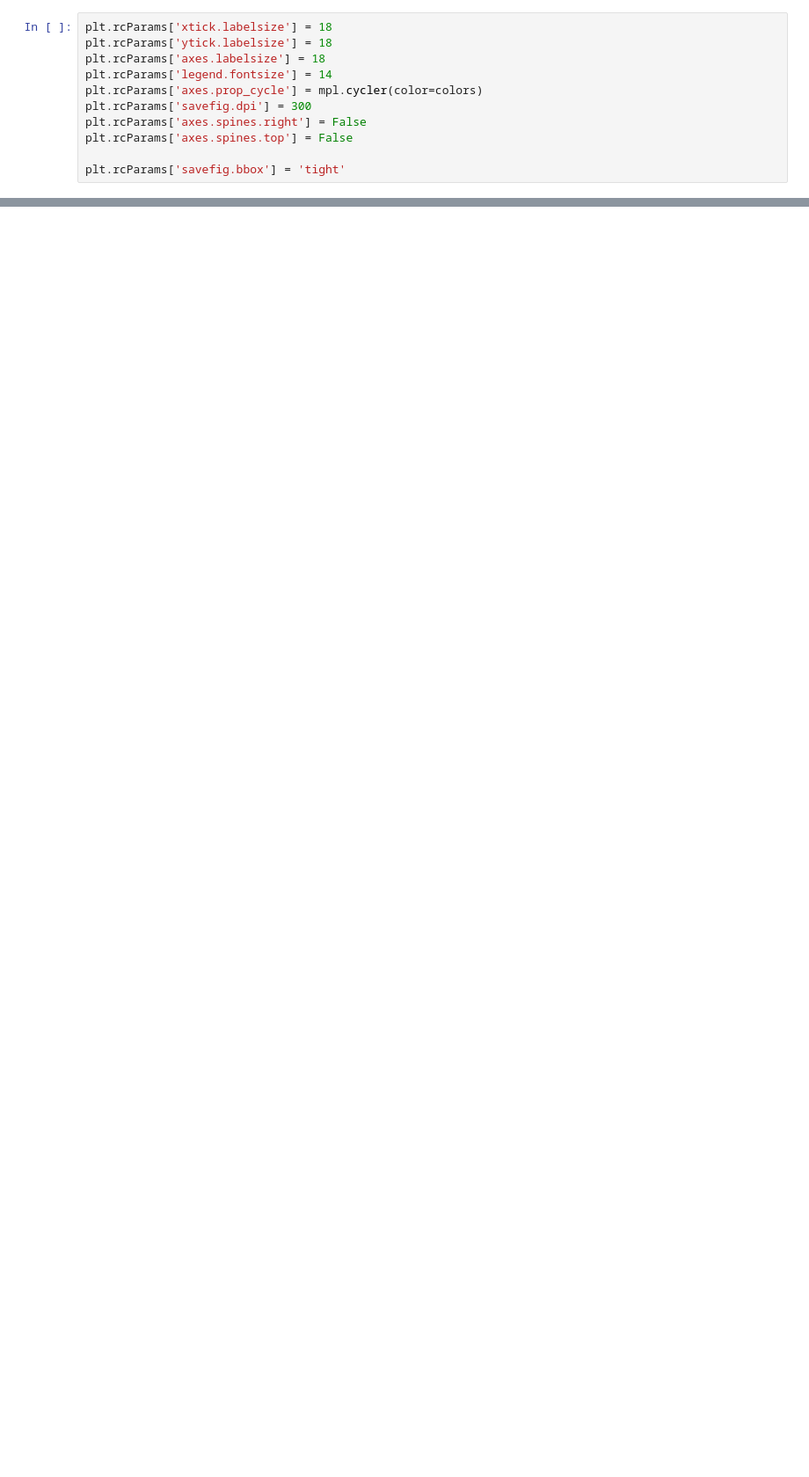
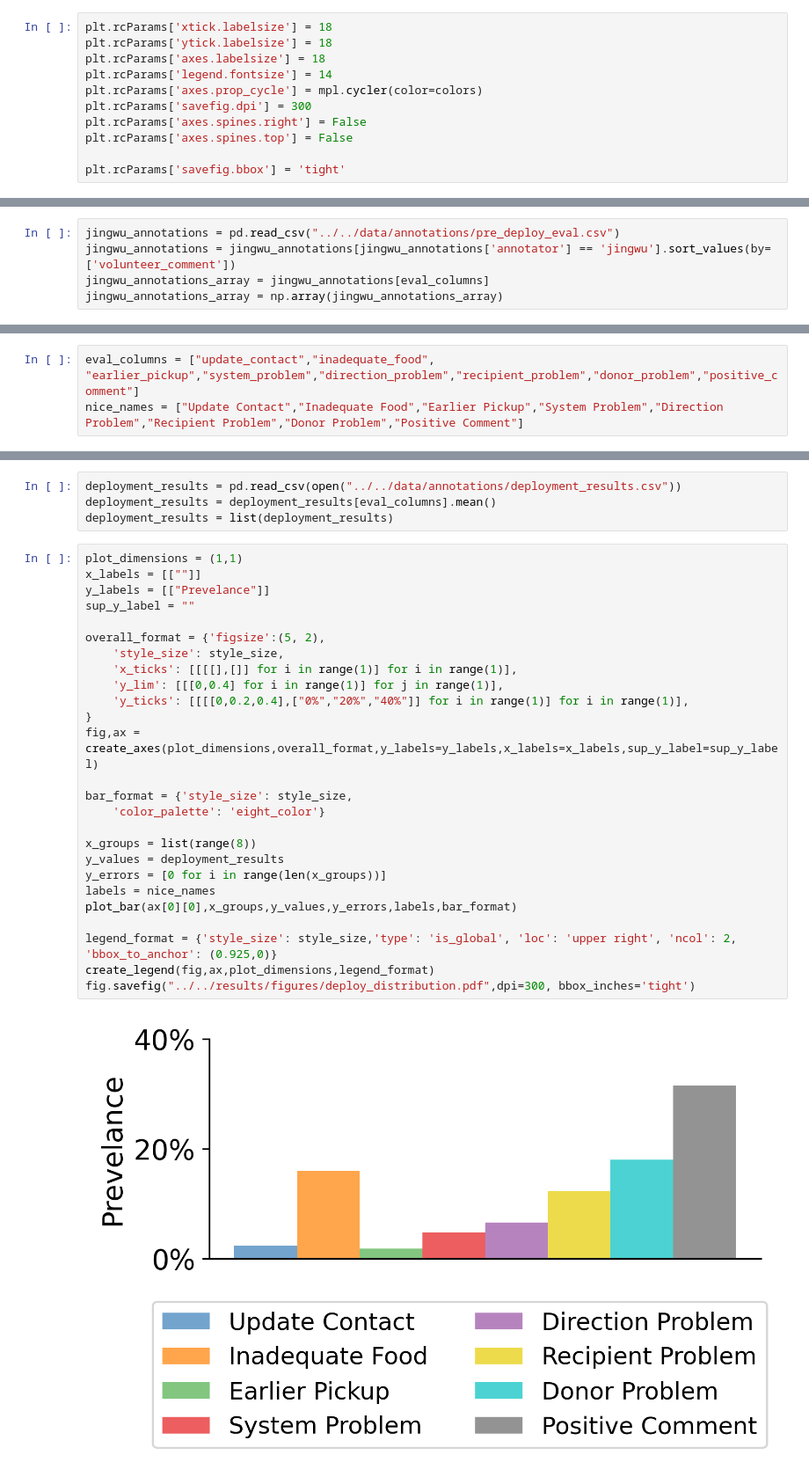
Before and after one commit to naveenr414/food_rescue_feedback, a Jupyter notebook: scripts/notebooks/Plotting.ipynb, the cells around one changed output, grey strips where cells are left out. Shown at 88% size. Drawn from its saved outputs; the diff is of its cells as text; blank space fills up the shorter version.

```diff
--- a/scripts/notebooks/Plotting.ipynb
+++ b/scripts/notebooks/Plotting.ipynb
@@ -374,0 +64,5 @@ truthfulness 1.0
+# %%
+jingwu_annotations = pd.read_csv("../../data/annotations/pre_deploy_eval.csv")
+jingwu_annotations = jingwu_annotations[jingwu_annotations['annotator'] == 'jingwu'].sort_values(by=['volunteer_comment'])
+jingwu_annotations_array = jingwu_annotations[eval_columns]
+jingwu_annotations_array = np.array(jingwu_annotations_array)
@@ -374,0 +250,3 @@ truthfulness 1.0
+# %%
+eval_columns = ["update_contact","inadequate_food", "earlier_pickup","system_problem","direction_problem","recipient_problem","donor_problem","positive_comment"]
+nice_names = ["Update Contact","Inadequate Food","Earlier Pickup","System Problem","Direction Problem","Recipient Problem","Donor Problem","Positive Comment"]
@@ -374,0 +288,32 @@ truthfulness 1.0
+# %%
+deployment_results = pd.read_csv(open("../../data/annotations/deployment_results.csv"))
+deployment_results = deployment_results[eval_columns].mean()
+deployment_results = list(deployment_results)
+# %%
+plot_dimensions = (1,1)
+x_labels = [[""]]
+y_labels = [["Prevelance"]]
+sup_y_label = ""
+
+overall_format = {'figsize':(5, 2),
+    'style_size': style_size,
+    'x_ticks': [[[[],[]] for i in range(1)] for i in range(1)],
+    'y_lim': [[[0,0.4] for i in range(1)] for j in range(1)],
+    'y_ticks': [[[[0,0.2,0.4],["0%","20%","40%"]] for i in range(1)] for i in range(1)],
+}
+fig,ax = create_axes(plot_dimensions,overall_format,y_labels=y_labels,x_labels=x_labels,sup_y_label=sup_y_label)
+
+bar_format = {'style_size': style_size,
+    'color_palette': 'eight_color'}
+
+x_groups = list(range(8))
+y_values = deployment_results
+y_errors = [0 for i in range(len(x_groups))]
+labels = nice_names
+plot_bar(ax[0][0],x_groups,y_values,y_errors,labels,bar_format)
+
+legend_format = {'style_size': style_size,'type': 'is_global', 'loc': 'upper right', 'ncol': 2, 'bbox_to_anchor': (0.925,0)}
+create_legend(fig,ax,plot_dimensions,legend_format)
+fig.savefig("../../results/figures/deploy_distribution.pdf",dpi=300, bbox_inches='tight')
+# %% [output]
+[figure, added]
```
Also changed, not shown: parts of 56 cells of this notebook, 17 other files.
